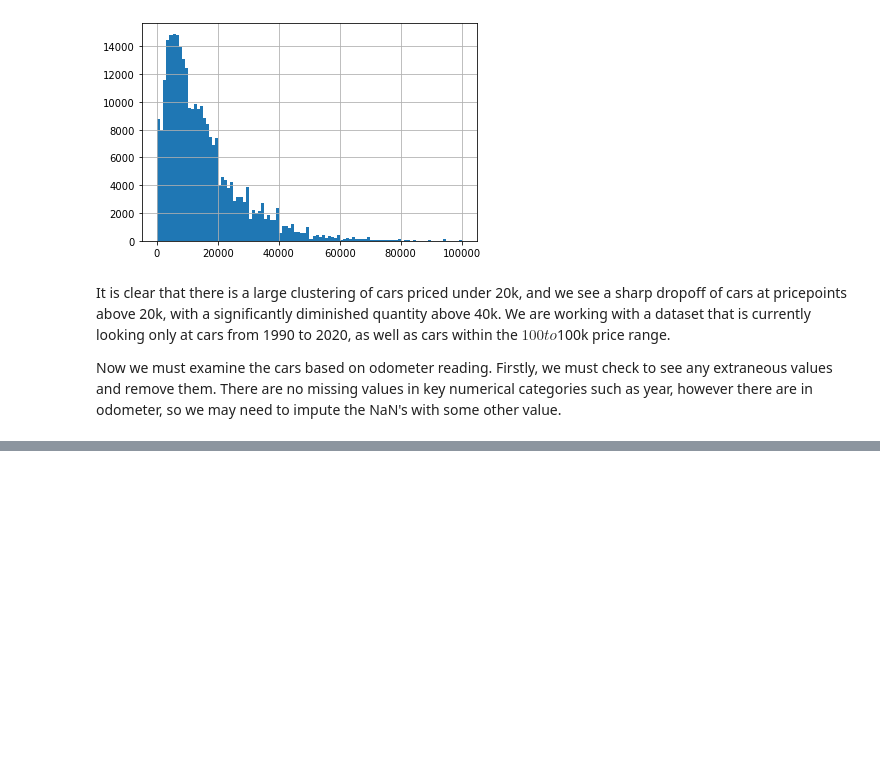
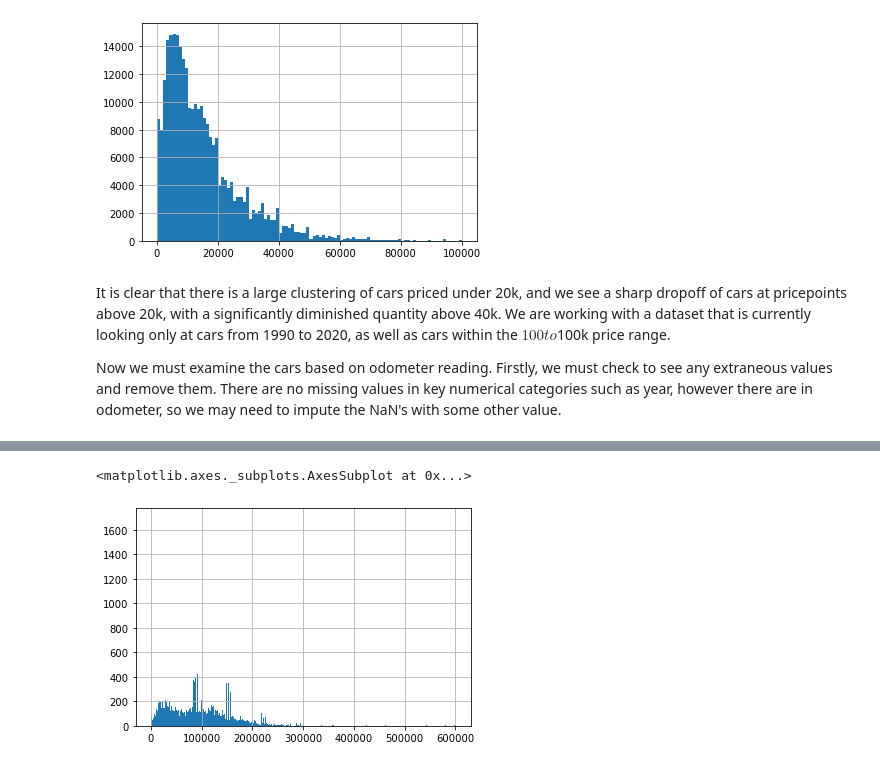
Before and after one commit to kmantha95/Predicting-Used-Car-Prices-CapstoneProject, a Jupyter notebook: predicting used car value - data wrangling.ipynb, the cells around one changed output, grey strips where cells are left out. Drawn from its saved outputs; the diff is of its cells as text; code cells hidden in the pictures; blank space fills up the shorter version.

```diff
--- a/predicting used car value - data wrangling.ipynb
+++ b/predicting used car value - data wrangling.ipynb
@@ -593,0 +625,5 @@ Now we must examine the cars based on odometer reading. Firstly, we must check t
+# %%
+vehicle_data_drops_filtered['odometer'].hist(bins=5000)
+# %% [output]
+<matplotlib.axes._subplots.AxesSubplot at 0x...>
+[figure, added]
```
Also changed, not shown: parts of 8 cells of this notebook.
